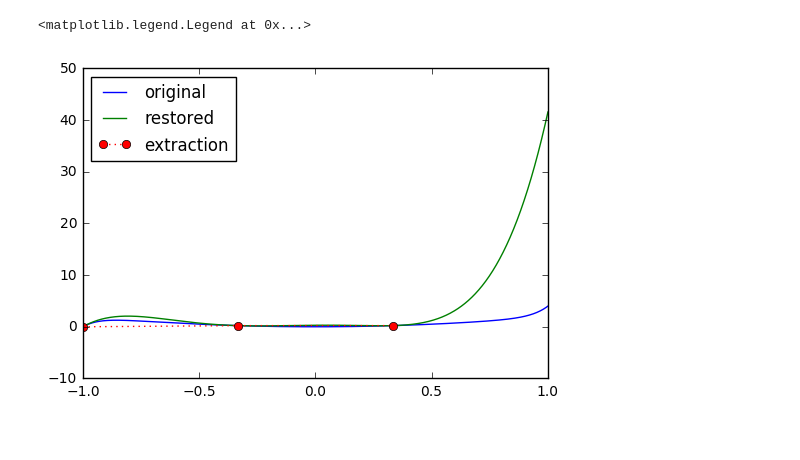
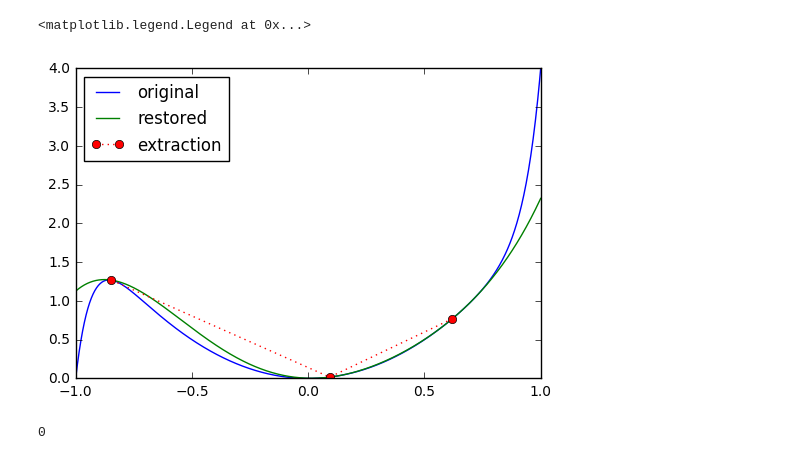
Before and after one commit to glkarpov/wmaxvol, a Jupyter notebook: Cheb_deriv.ipynb, the cells around one changed output. Drawn from its saved outputs; the diff is of its cells as text; code cells hidden in the pictures.

Commit message:
Random sampaling

```diff
--- a/Cheb_deriv.ipynb
+++ b/Cheb_deriv.ipynb
@@ -8,6 +8,7 @@ import matplotlib.pyplot as plt
 # init
 # number of grid points
 n = 801
+ToRandom = True
 
 # Chebyshev polynomial power
 m = 6
@@ -40,7 +41,10 @@ dy = 30*(x ** 14) + (4 * x)
 for i in xrange(m/2):
 #i = 0
 #while i < (m/2):
-    point = i*((2*n)//m)
+    if ToRandom:
+        point = np.random.randint(0, n)
+    else:
+        point = i*((2*n)//m)
     x_t[i] = x[point]
     y_t[i] = y[point]
     dy_t[i] = dy[point]
@@ -56,31 +60,35 @@ for i in xrange(m/2):
 Tgen = np.concatenate((T_t, T_t_der), axis=0)
 Y = np.concatenate((y_t, dy_t), axis=0)
 C = np.linalg.solve(Tgen, Y)
 
 if False:
     # restoring function on whole domain
     #i = 0
     #while i < n:
     for i in xrange(n):
         #j = 0
         summ = 0.0
         for j in xrange(m):
         #while j < m:
             summ += C[j]*T.basis(j)(x[i])
             #j = j + 1
         y_restored[i] = summ
         #i = i + 1
 
 # The whole block above we can change (and speed up) by
 if True:
     y_restored[:] = 0.0
     for j in xrange(m):
         y_restored += C[j]*T.basis(j)(x)
 
 plt.plot(x, y)
 plt.plot(x, y_restored)
 plt.plot(x_t, y_t, linestyle = ':', marker = 'o')
 plt.legend(['original', 'restored', 'extraction'], loc='upper left')
 # %% [output]
 <matplotlib.legend.Legend at 0x...>
-[figure, old version]
+[figure, new version]
+# %%
+np.random.randint(0,1)
+# %% [output]
+0
```
